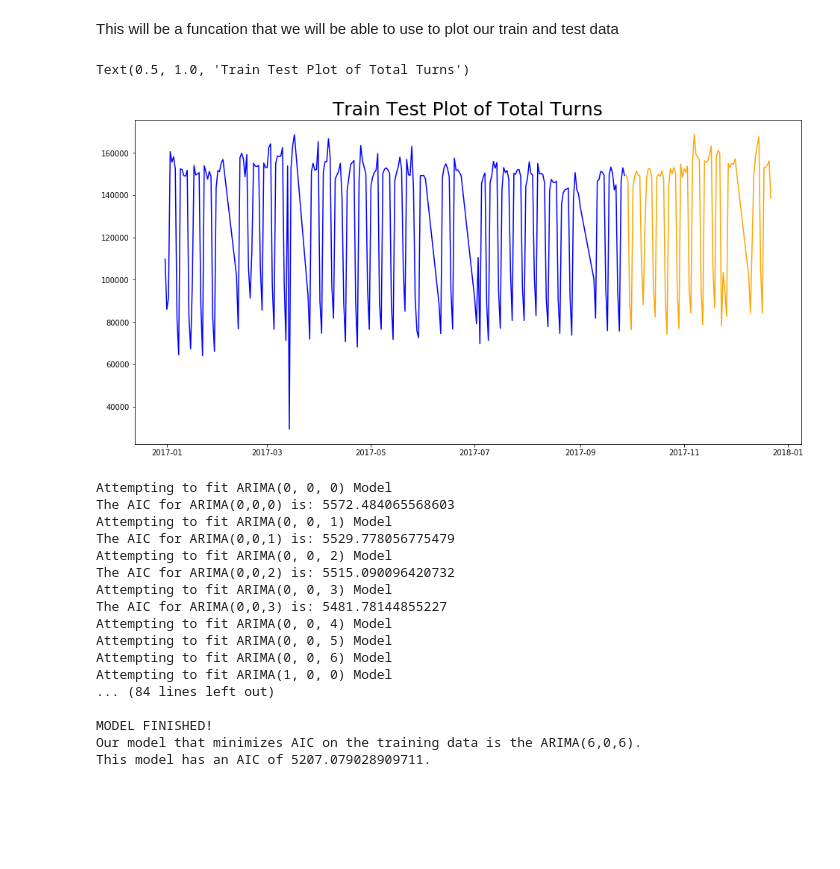
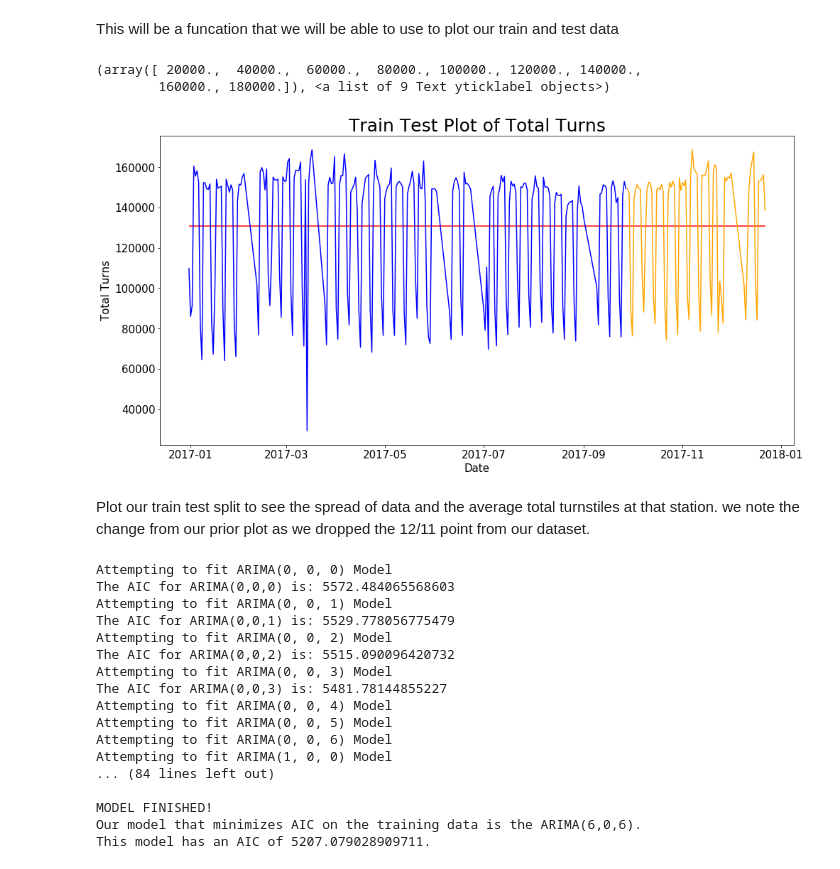
Before and after one commit to gsrankel/Capstone, a Jupyter notebook: Modeling.ipynb, the cells around one changed output. Saved outputs shown, nothing was run; the diff lists cells and outputs as text; code cells hidden in the pictures; blank space fills up the shorter version.

```diff
--- a/Modeling.ipynb
+++ b/Modeling.ipynb
@@ -1202,12 +1183,20 @@ def train_test_plot(train, test):
     plt.plot(test, c='orange')
 # %% [markdown]
 This will be a funcation that we will be able to use to plot our train and test data
-# %%
-train_test_plot(port_train, port_test)
-plt.title('Train Test Plot of Total Turns', fontsize = 25)
-# %% [output]
-Text(0.5, 1.0, 'Train Test Plot of Total Turns')
-[figure, removed]
+# %%
+train_test_plot(port_train, port_test)
+plt.title('Train Test Plot of Total Turns', fontsize = 25)
+plt.hlines(y = port1['total_turns'].mean(), xmin=port1.index[0], xmax = port1.index[-1], color = 'red')
+plt.xlabel ('Date', fontsize = 15)
+plt.xticks(fontsize = 15)
+plt.ylabel ('Total Turns', fontsize = 15)
+plt.yticks(fontsize = 15)
+# %% [output]
+(array([ 20000.,  40000.,  60000.,  80000., 100000., 120000., 140000.,
+        160000., 180000.]), <a list of 9 Text yticklabel objects>)
+[figure, added]
+# %% [markdown]
+Plot our train test split to see the spread of data and the average total turnstiles at that station. we note the change from our prior plot as we dropped the 12/11 point from our dataset.
 # %%
 # Starting AIC, p, and q.
 best_aic = 99 * (10 ** 16)
```
Also changed, not shown: parts of 14 cells of this notebook, 2 other files.
